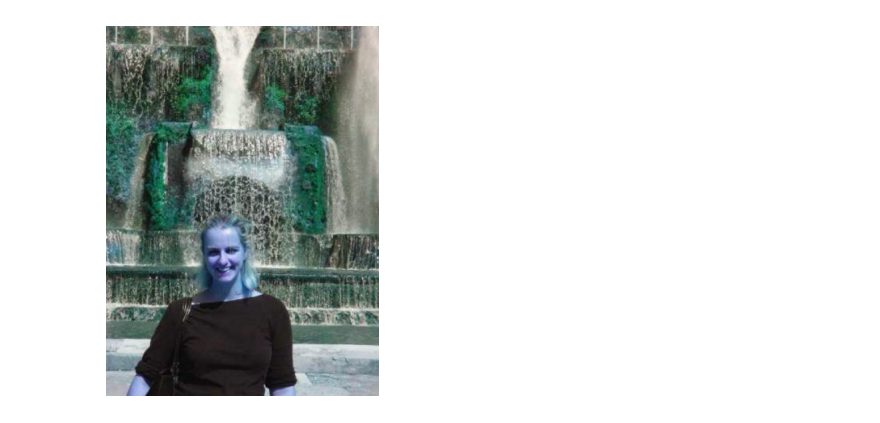
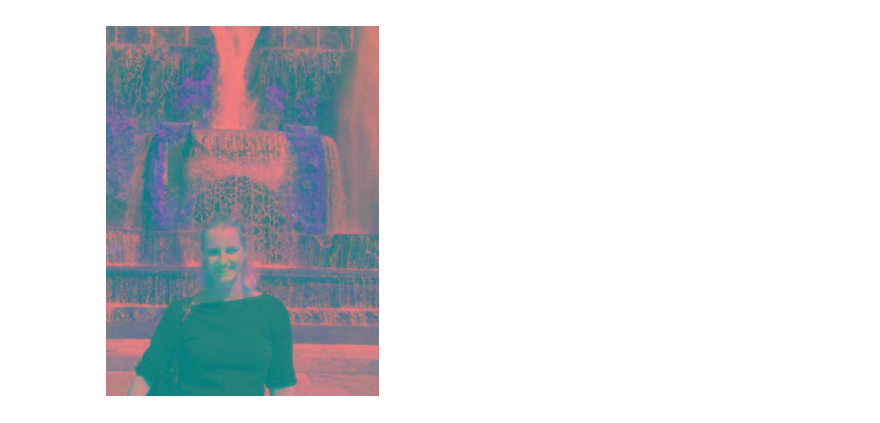
Before and after one commit to FrankDelft/inpainting_ADIP, a Jupyter notebook: inpaint.ipynb, the cells around one changed output. Saved outputs shown, nothing was run; the diff lists cells and outputs as text; code cells hidden in the pictures.

```diff
--- a/inpaint.ipynb
+++ b/inpaint.ipynb
@@ -138,14 +73,16 @@ P=in_paint_alg(img,contour_indices,source_region,normal)
 0.9713990064967776 0.41975308641975306
 0.7071067811865476 0.48148148148148145
 # %%
-from skimage import io, color
-img = cv2.imread('test.png',cv2.COLOR_BGR2RGB)
+import cv2
 import matplotlib.pyplot as plt
 
-plt.imshow(img)
+img = cv2.imread('test.png',cv2.COLOR_RGB2LAB)
+img_rgb = cv2.cvtColor(img, cv2.COLOR_BGR2LAB)
+
+plt.imshow(img_rgb)
 plt.axis('off')
 plt.show()
 # rgb = io.imread('test.png')
 # lab = color.rgb2lab(rgb)
 # %% [output]
-[figure, old version]
+[figure, new version]
```
Also changed, not shown: parts of 3 cells of this notebook, 1 other file.
